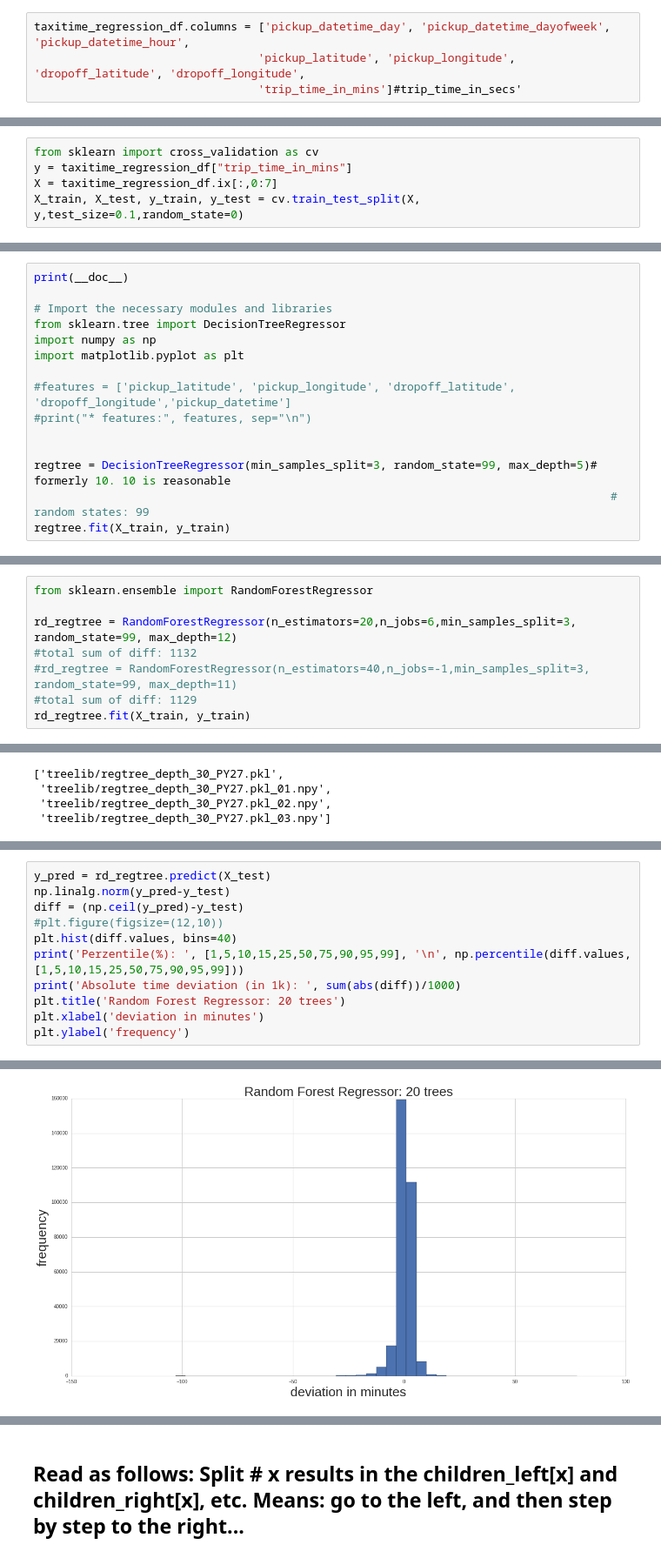
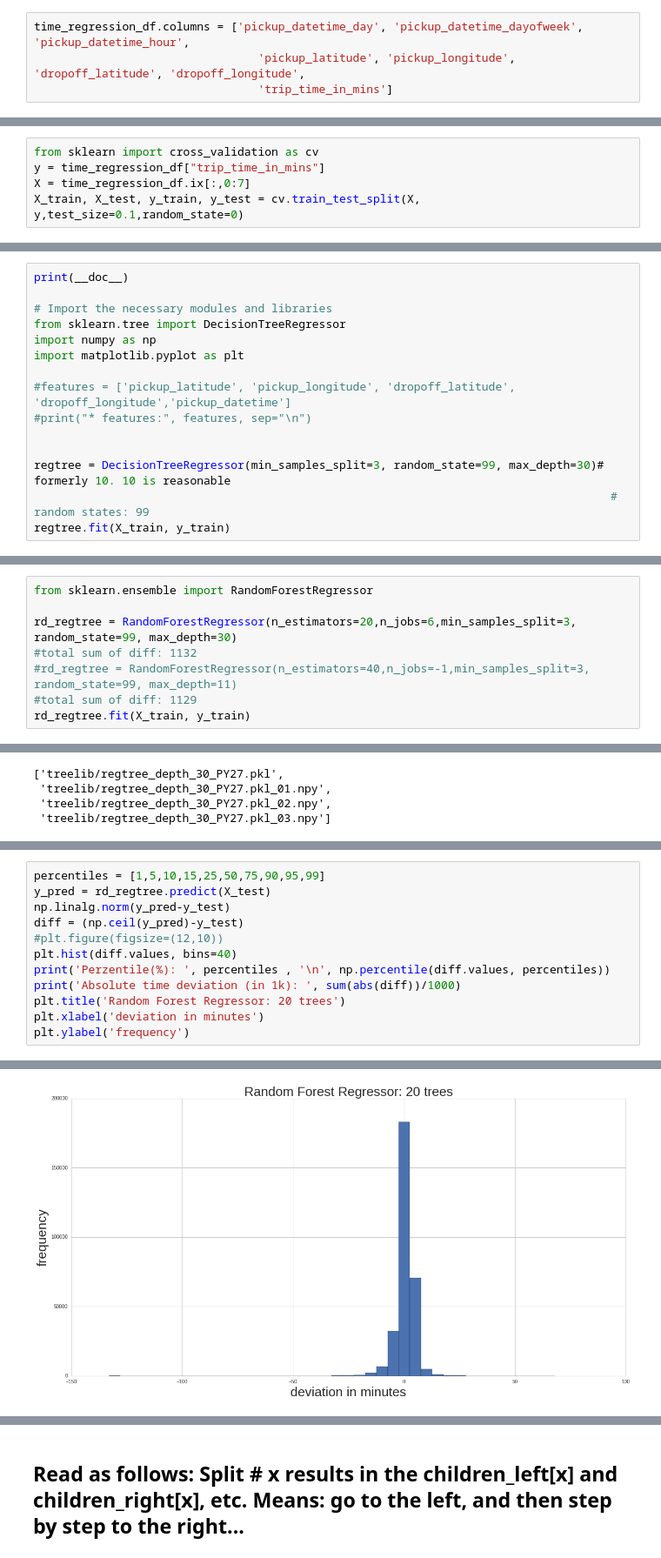
Before and after one commit to nikhase/nyc-taxi, a Jupyter notebook: weeklyAnalysis.ipynb, the cells around one changed output, grey strips where cells are left out. Shown at 87% size. Saved outputs shown, nothing was run; the diff lists cells and outputs as text.

```diff
--- a/weeklyAnalysis.ipynb
+++ b/weeklyAnalysis.ipynb
@@ -764,8 +784,8 @@ taxitime_regression_df = pd.DataFrame([taxidata_in_box['pickup_datetime'].dt.day
                          ]).T
 # %%
-taxitime_regression_df.columns = ['pickup_datetime_day', 'pickup_datetime_dayofweek', 'pickup_datetime_hour',
+time_regression_df.columns = ['pickup_datetime_day', 'pickup_datetime_dayofweek', 'pickup_datetime_hour',
                                  'pickup_latitude', 'pickup_longitude', 'dropoff_latitude', 'dropoff_longitude',
-                                 'trip_time_in_mins']#trip_time_in_secs'
+                                 'trip_time_in_mins']
 # %% [markdown]
 Use minutes for prediction instead of seconds (ceil the time). Definitley more robust than seconds!
 # %%
@@ -832,8 +858,8 @@ As we see, most of the trips take between 5 and 15 minutes.
 # Split the data into a training dataset and a test dataset. Evaluate the performance of the decision tree on the test data
 # %%
 from sklearn import cross_validation as cv
-y = taxitime_regression_df["trip_time_in_mins"]
-X = taxitime_regression_df.ix[:,0:7]
+y = time_regression_df["trip_time_in_mins"]
+X = time_regression_df.ix[:,0:7]
 X_train, X_test, y_train, y_test = cv.train_test_split(X, y,test_size=0.1,random_state=0)
 # %%
 X_test.head()
@@ -901,7 +927,7 @@ import matplotlib.pyplot as plt
 #print("* features:", features, sep="\n")
 
 
-regtree = DecisionTreeRegressor(min_samples_split=3, random_state=99, max_depth=5)# formerly 10. 10 is reasonable
+regtree = DecisionTreeRegressor(min_samples_split=3, random_state=99, max_depth=30)# formerly 10. 10 is reasonable
                                                                                      # random states: 99
 regtree.fit(X_train, y_train)
 # %% [output]
@@ -1211,7 +1134,7 @@ t = time.time()
 # %%
 from sklearn.ensemble import RandomForestRegressor
 
-rd_regtree = RandomForestRegressor(n_estimators=20,n_jobs=6,min_samples_split=3, random_state=99, max_depth=12)
+rd_regtree = RandomForestRegressor(n_estimators=20,n_jobs=6,min_samples_split=3, random_state=99, max_depth=30)
 #total sum of diff: 1132
 #rd_regtree = RandomForestRegressor(n_estimators=40,n_jobs=-1,min_samples_split=3, random_state=99, max_depth=11)
 #total sum of diff: 1129
@@ -1263,10 +1187,11 @@ regtree.tree_.max_depth
 # %%
+percentiles = [1,5,10,15,25,50,75,90,95,99]
 y_pred = rd_regtree.predict(X_test)
 np.linalg.norm(y_pred-y_test)
 diff = (np.ceil(y_pred)-y_test)
 #plt.figure(figsize=(12,10))
 plt.hist(diff.values, bins=40)
-print('Perzentile(%): ', [1,5,10,15,25,50,75,90,95,99], '\n', np.percentile(diff.values, [1,5,10,15,25,50,75,90,95,99]))
+print('Perzentile(%): ', percentiles , '\n', np.percentile(diff.values, percentiles))
 print('Absolute time deviation (in 1k): ', sum(abs(diff))/1000)
 plt.title('Random Forest Regressor: 20 trees')
 plt.xlabel('deviation in minutes')
@@ -1278,4 +1203,4 @@ Absolute time deviation (in 1k):  727.916
 <matplotlib.text.Text at 0x...>
-[figure, old version]
+[figure, new version]
 # %%
 from sklearn.externals import joblib
```
Also changed, not shown: parts of 187 cells of this notebook, 1 other file.
